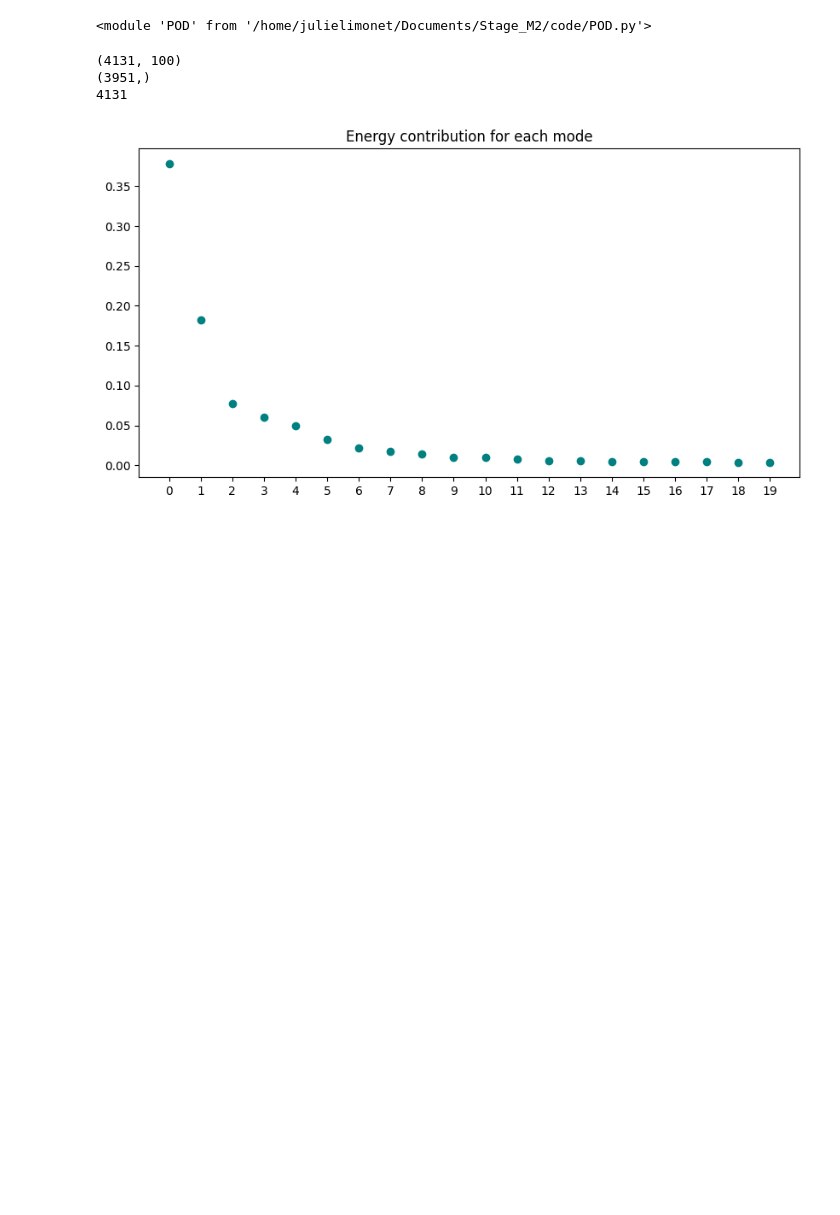
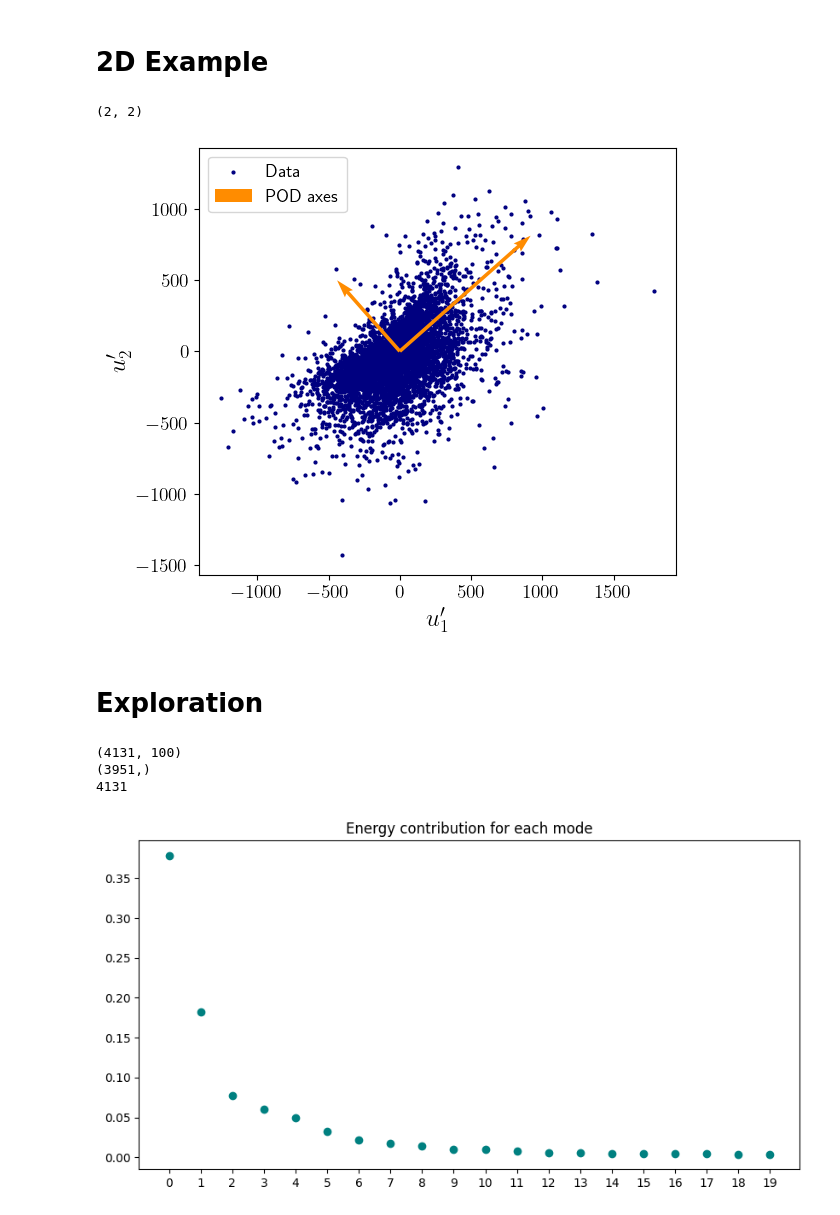
Before and after one commit to Julielmnt/Stage_M2, a Jupyter notebook: code/POD.ipynb, the cells around one changed output. Drawn from its saved outputs; the diff is of its cells as text; code cells hidden in the pictures; blank space fills up the shorter version.

```diff
--- a/code/POD.ipynb
+++ b/code/POD.ipynb
@@ -10,5 +10,11 @@ from matplotlib import cm
 import POD
 import importlib
 importlib.reload(POD)
+
+import data_analysis
+importlib.reload(data_analysis)
+
+%matplotlib inline
+matplotlib.pyplot.rc('text', usetex=True)
+
+fontsize = 18
-# %% [output]
-<module 'POD' from '/home/julielimonet/Documents/Stage_M2/code/POD.py'>
@@ -27,3 +21,72 @@ T = bulk["T"]
+# %%
+from data_analysis import Simulation
+current_directory = '/home/julielimonet/Documents/Stage_M2/'
+
+simulation = Simulation(current_directory)
+time, x, z, u, w, T, umean, wmean = simulation.import_data()
+# %% [markdown]
+# 2D Example
+# %%
+from POD import POD
+
+u1 = u[:, 40, 25]
+u2 = u[:, 43, 25]
+
+U = np.vstack((u1, u2))
+
+modes, eigvals, eigvecs, proj_coef, KE_mode = POD(U, 1, 2, 2)
+
+print(np.shape(modes))i = 30
+
+fig, ax = plt.subplots(figsize=(8, 5))
+ax.plot(time[::i], u2[::i], color='navy', label= r"$u'_2$")
+ax.plot(time[::i], u1[::i], color='orange', label= r"$u'_1$")
+
+# Plot projected data points
+# ax.quiver(0, 0, modes[0, 1], modes[1, 1], angles='xy', scale_units='xy', scale=1, color='green', label=r"$a_2$")
+# ax.quiver(0, 0, modes[0, 0], modes[1, 0], angles='xy', scale_units='xy', scale=1, color='red', label=r"$a_1$")
+
+ax.set_xlabel(r"$t$", fontsize=fontsize)
+ax.set_ylabel(r"$u'$", fontsize=fontsize)
+# ax.set_aspect('equal')
+ax.legend(fontsize=fontsize-5)
+ax.tick_params(axis='both', labelsize=fontsize-4)
+
+plt.tight_layout()
+# %% [output]
+(2, 2)
+# %%
+scaling_factor = 0.05 * np.sqrt(eigvals[:2])
+
+fig, ax = plt.subplots(figsize=(6, 6))
+ax.scatter(u1, u2, color='navy', s=4, label="Data")
+
+# Plot POD axes
+i=0
+ax.quiver(0, 0, modes[0, i] * scaling_factor[i], modes[1, i] * scaling_factor[i],
+              angles='xy', scale_units='xy', scale=1, color='darkorange', label=r"POD axes")
+
+i=1
+ax.quiver(0, 0, modes[0, i] * scaling_factor[i], modes[1, i] * scaling_factor[i],
+              angles='xy', scale_units='xy', scale=1, color='darkorange')
+
+# Plot projected data points
+# ax.quiver(0, 0, modes[0, 1], modes[1, 1], angles='xy', scale_units='xy', scale=1, color='green', label=r"$a_2$")
+# ax.quiver(0, 0, modes[0, 0], modes[1, 0], angles='xy', scale_units='xy', scale=1, color='red', label=r"$a_1$")
+
+ax.set_xlabel(r"$u'_1$", fontsize=fontsize)
+ax.set_ylabel(r"$u'_2$", fontsize=fontsize)
+ax.set_aspect('equal')
+ax.legend(fontsize=fontsize-5)
+ax.tick_params(axis='both', labelsize=fontsize-4)
+
+plt.tight_layout()
+# plt.show()
+# plt.savefig('../results/POD/example', dpi=300)
+# %% [output]
+[figure, added]
+# %% [markdown]
+# Exploration
 # %%
 
 umean = np.mean(u, axis=0)
```
Also changed, not shown: parts of 17 cells of this notebook, 2 other files.
